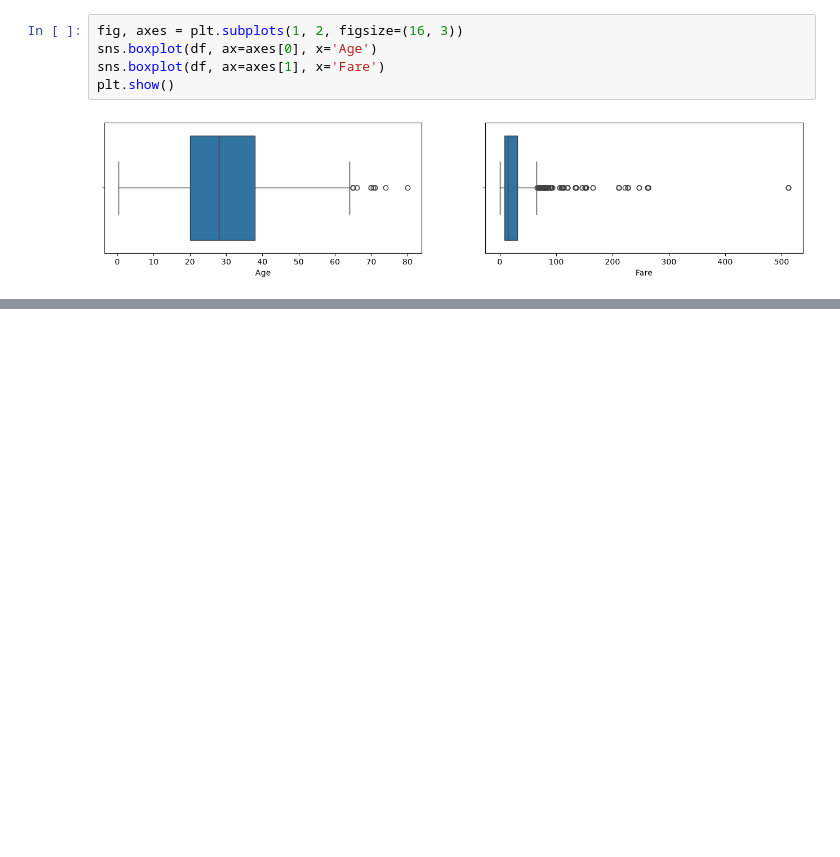
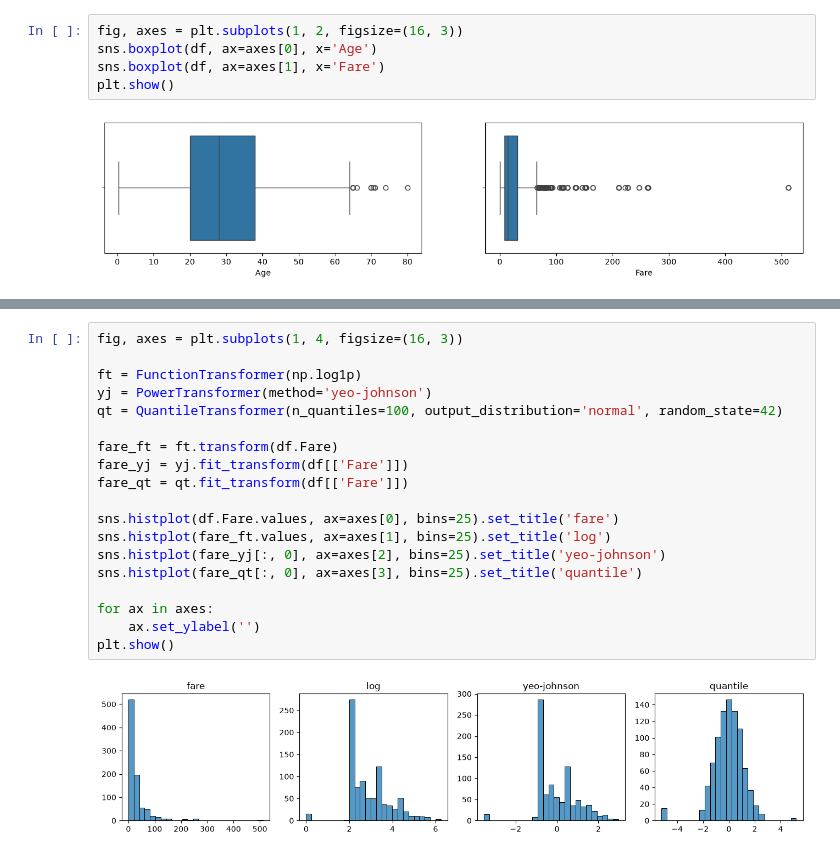
Before and after one commit to kh4beep/Titanic, a Jupyter notebook: draft.ipynb, the cells around one changed output, grey strips where cells are left out. Saved outputs shown, nothing was run; the diff lists cells and outputs as text; blank space fills up the shorter version.

```diff
--- a/draft.ipynb
+++ b/draft.ipynb
@@ -173,0 +317,21 @@ plt.show()
+# %%
+fig, axes = plt.subplots(1, 4, figsize=(16, 3))
+
+ft = FunctionTransformer(np.log1p)
+yj = PowerTransformer(method='yeo-johnson')
+qt = QuantileTransformer(n_quantiles=100, output_distribution='normal', random_state=42)
+
+fare_ft = ft.transform(df.Fare)
+fare_yj = yj.fit_transform(df[['Fare']])
+fare_qt = qt.fit_transform(df[['Fare']])
+
+sns.histplot(df.Fare.values, ax=axes[0], bins=25).set_title('fare')
+sns.histplot(fare_ft.values, ax=axes[1], bins=25).set_title('log')
+sns.histplot(fare_yj[:, 0], ax=axes[2], bins=25).set_title('yeo-johnson')
+sns.histplot(fare_qt[:, 0], ax=axes[3], bins=25).set_title('quantile')
+
+for ax in axes:
+    ax.set_ylabel('')
+plt.show()
+# %% [output]
+[figure, added]
```
Also changed, not shown: parts of 8 cells of this notebook, 9 other files.
